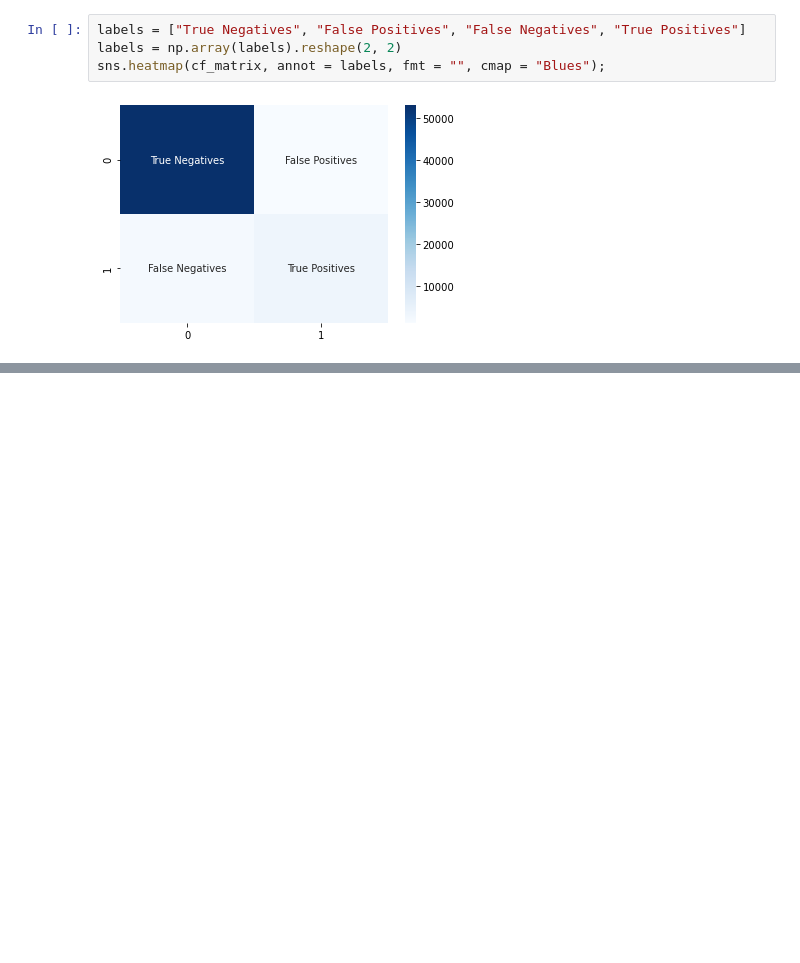
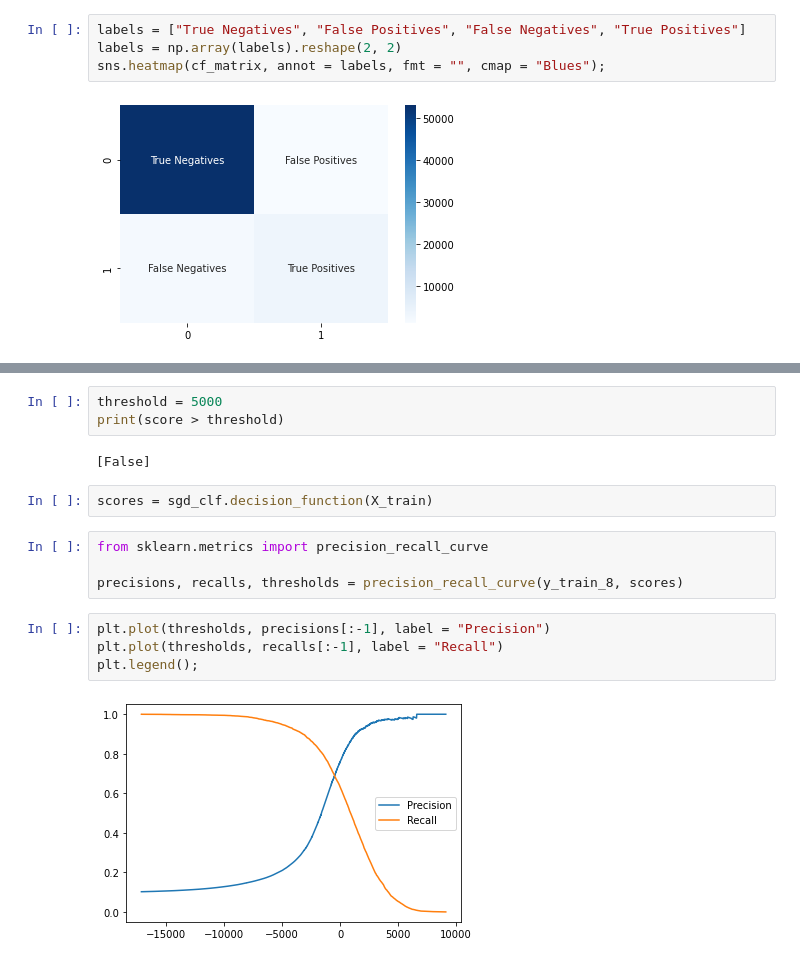
Before and after one commit to MarcelDeSutter/udemy_machine_learning, a Jupyter notebook: notebooks/01-03_Beispielprojekt_Klassifikation.ipynb, the cells around one changed output, grey strips where cells are left out. Saved outputs shown, nothing was run; the diff lists cells and outputs as text; blank space fills up the shorter version.

```diff
--- a/notebooks/01-03_Beispielprojekt_Klassifikation.ipynb
+++ b/notebooks/01-03_Beispielprojekt_Klassifikation.ipynb
@@ -280,0 +340,17 @@ sns.heatmap(cf_matrix, annot = labels, fmt = "", cmap = "Blues");
+# %%
+threshold = 5000
+print(score > threshold)
+# %% [output]
+[False]
+# %%
+scores = sgd_clf.decision_function(X_train)
+# %%
+from sklearn.metrics import precision_recall_curve
+
+precisions, recalls, thresholds = precision_recall_curve(y_train_8, scores)
+# %%
+plt.plot(thresholds, precisions[:-1], label = "Precision")
+plt.plot(thresholds, recalls[:-1], label = "Recall")
+plt.legend();
+# %% [output]
+[figure, added]
```
Also changed, not shown: parts of 16 cells of this notebook.
